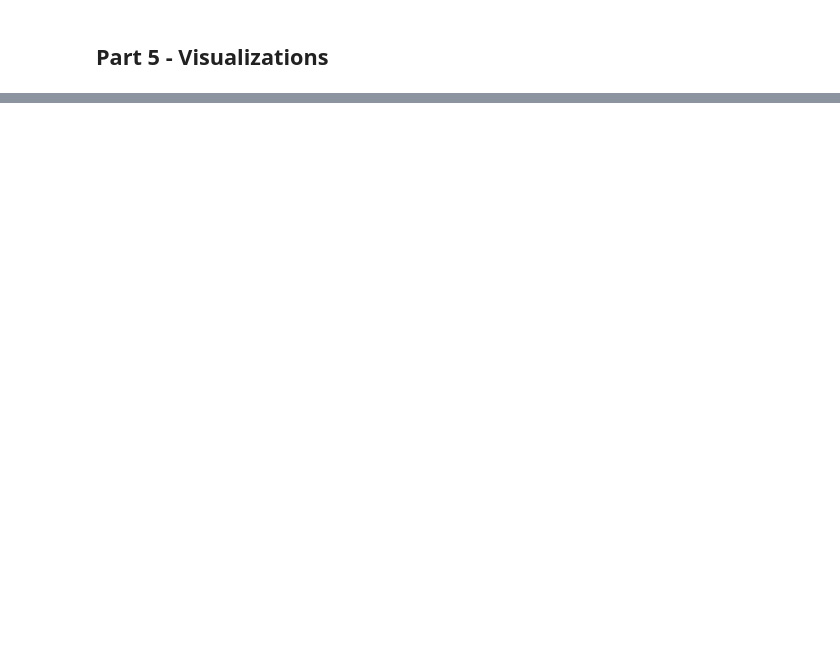
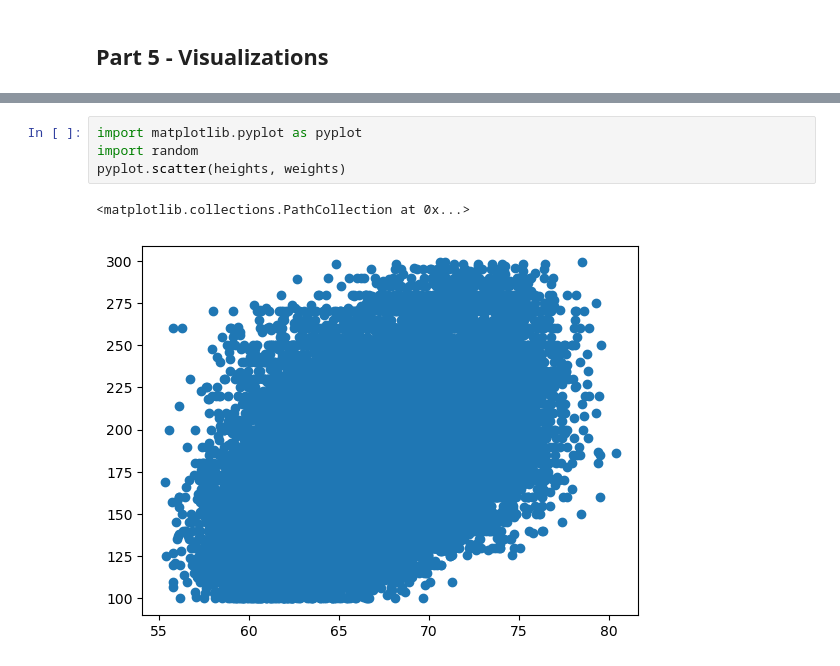
Before and after one commit to yanggezheng/Sourcing-Data-Summary-Statistics-and-Basic-Data-Visualization, a Jupyter notebook: src/homework03.ipynb, the cells around one changed output, grey strips where cells are left out. Drawn from its saved outputs; the diff is of its cells as text; blank space fills up the shorter version.

```diff
--- a/src/homework03.ipynb
+++ b/src/homework03.ipynb
@@ -117,0 +321,7 @@ TODO: write your conclusion here (interpret results of calculations; does it hel
+# %%
+import matplotlib.pyplot as pyplot
+import random
+pyplot.scatter(heights, weights)
+# %% [output]
+<matplotlib.collections.PathCollection at 0x...>
+[figure, added]
```
Also changed, not shown: parts of 30 cells of this notebook, 4 other files.
